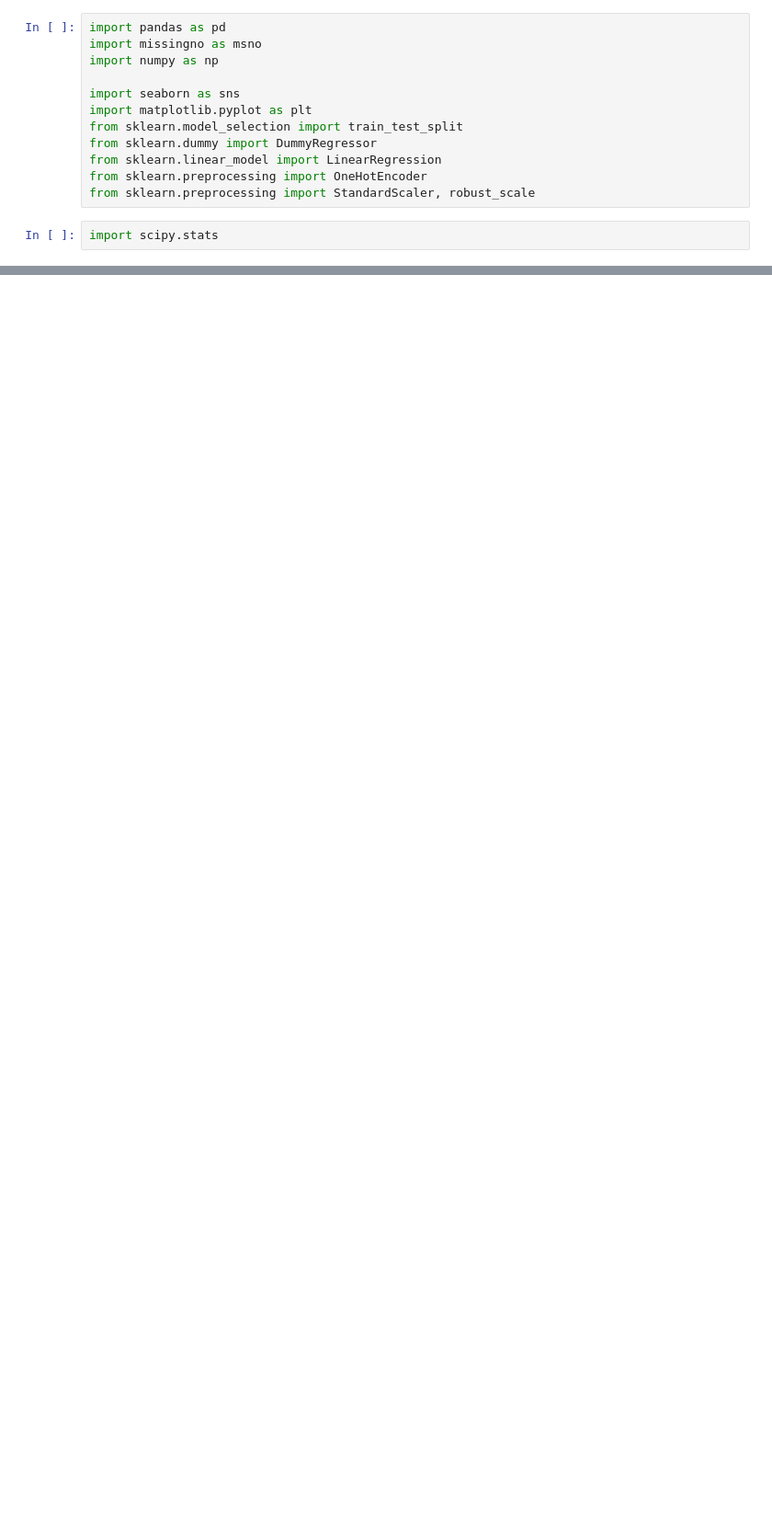
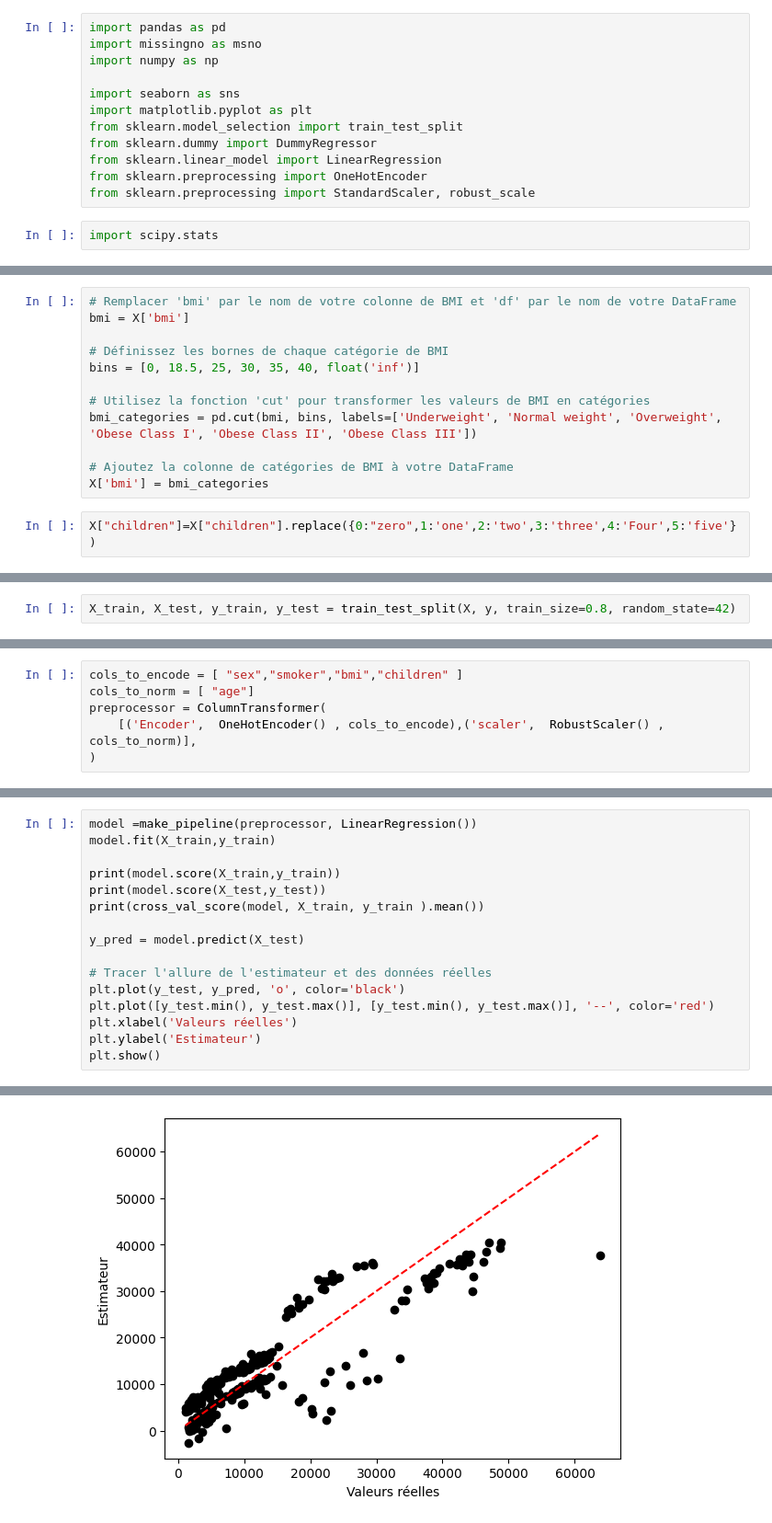
Before and after one commit to haelbrek/Projet_Assurance, a Jupyter notebook: adeline.ipynb, the cells around one changed output, grey strips where cells are left out. Shown at 92% size. Drawn from its saved outputs; the diff is of its cells as text; blank space fills up the shorter version.

Commit message:
modelisation

```diff
--- a/adeline.ipynb
+++ b/adeline.ipynb
@@ -360,0 +56,14 @@ ValueError: could not convert string to float: 'female'
+# %%
+# Remplacer 'bmi' par le nom de votre colonne de BMI et 'df' par le nom de votre DataFrame
+bmi = X['bmi']
+
+# Définissez les bornes de chaque catégorie de BMI
+bins = [0, 18.5, 25, 30, 35, 40, float('inf')]
+
+# Utilisez la fonction 'cut' pour transformer les valeurs de BMI en catégories
+bmi_categories = pd.cut(bmi, bins, labels=['Underweight', 'Normal weight', 'Overweight', 'Obese Class I', 'Obese Class II', 'Obese Class III'])
+
+# Ajoutez la colonne de catégories de BMI à votre DataFrame
+X['bmi'] = bmi_categories
+# %%
+X["children"]=X["children"].replace({0:"zero",1:'one',2:'two',3:'three',4:'Four',5:'five'})
@@ -360,0 +72,2 @@ ValueError: could not convert string to float: 'female'
+# %%
+X_train, X_test, y_train, y_test = train_test_split(X, y, train_size=0.8, random_state=42)
@@ -360,0 +83,6 @@ ValueError: could not convert string to float: 'female'
+# %%
+cols_to_encode = [ "sex","smoker","bmi","children" ]
+cols_to_norm = [ "age"]
+preprocessor = ColumnTransformer(
+    [('Encoder',  OneHotEncoder() , cols_to_encode),('scaler',  RobustScaler() , cols_to_norm)],
+)
@@ -360,0 +93,17 @@ ValueError: could not convert string to float: 'female'
+# %%
+model =make_pipeline(preprocessor, LinearRegression())
+model.fit(X_train,y_train)
+
+print(model.score(X_train,y_train))
+print(model.score(X_test,y_test))
+print(cross_val_score(model, X_train, y_train ).mean())
+
+y_pred = model.predict(X_test)
+
+# Tracer l'allure de l'estimateur et des données réelles
+plt.plot(y_test, y_pred, 'o', color='black')
+plt.plot([y_test.min(), y_test.max()], [y_test.min(), y_test.max()], '--', color='red')
+plt.xlabel('Valeurs réelles')
+plt.ylabel('Estimateur')
+plt.show()
+# %% [output]
@@ -360,0 +113 @@ ValueError: could not convert string to float: 'female'
+[figure, added]
```
Also changed, not shown: parts of 82 cells of this notebook, 4 other files.
